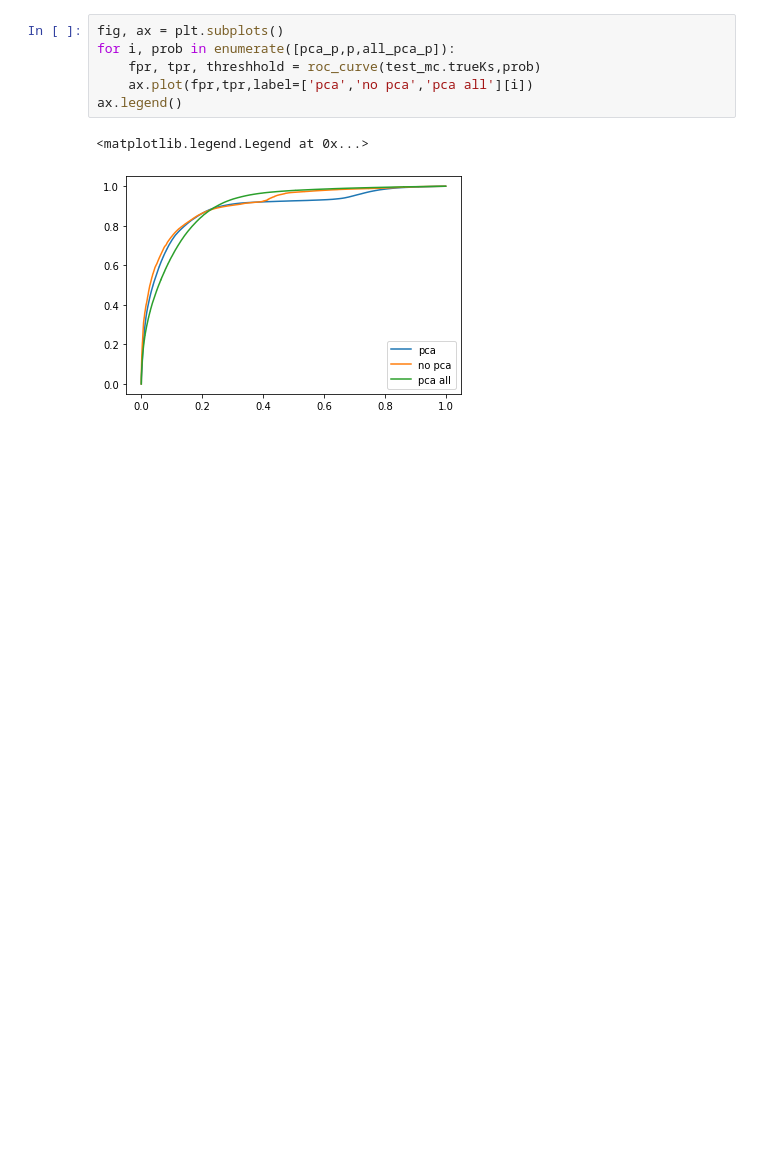
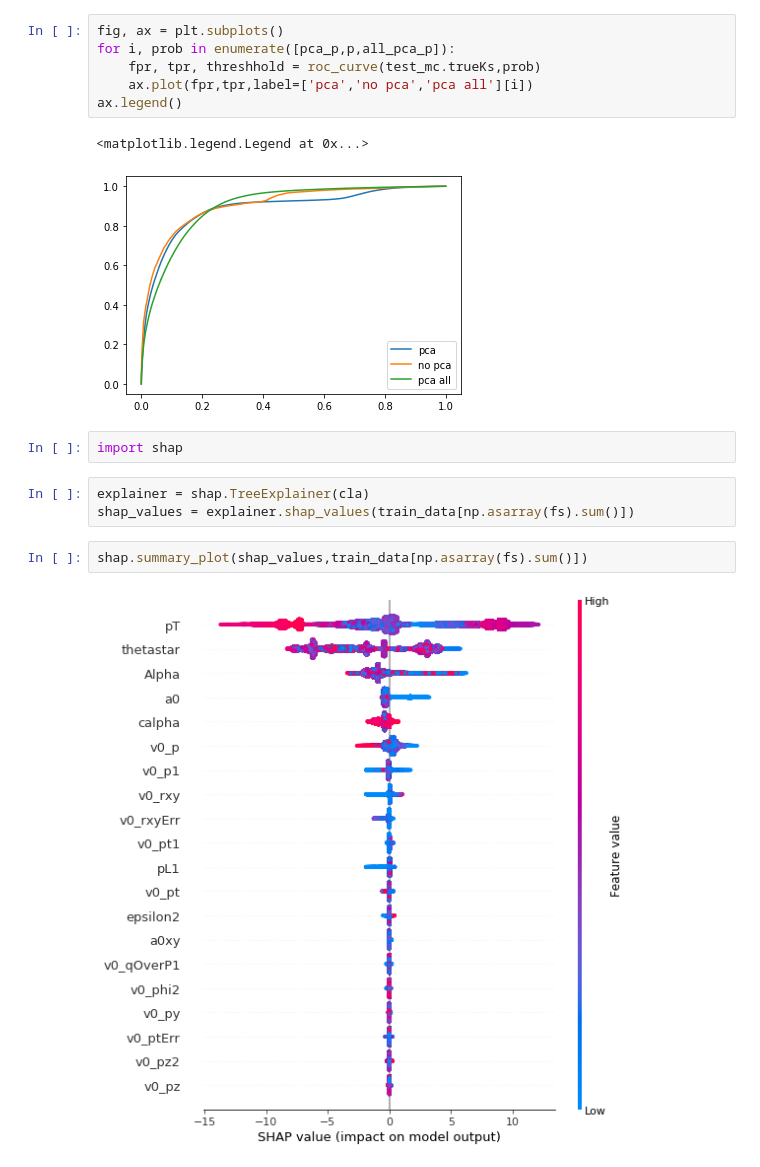
Before and after one commit to Vinther901/PUK, a Jupyter notebook: PCA_before_xgb.ipynb, the cells around one changed output. Cells and saved outputs as stored; diff of their text form; blank space fills up the shorter version.

Commit message:
added shap for test on MC

```diff
--- a/PCA_before_xgb.ipynb
+++ b/PCA_before_xgb.ipynb
@@ -195,3 +203,12 @@ ax.legend()
 # %% [output]
 <matplotlib.legend.Legend at 0x...>
 [figure]
+# %%
+import shap
+# %%
+explainer = shap.TreeExplainer(cla)
+shap_values = explainer.shap_values(train_data[np.asarray(fs).sum()])
+# %%
+shap.summary_plot(shap_values,train_data[np.asarray(fs).sum()])
+# %% [output]
+[figure, added]
```
Also changed, not shown: parts of 2 cells of this notebook.
